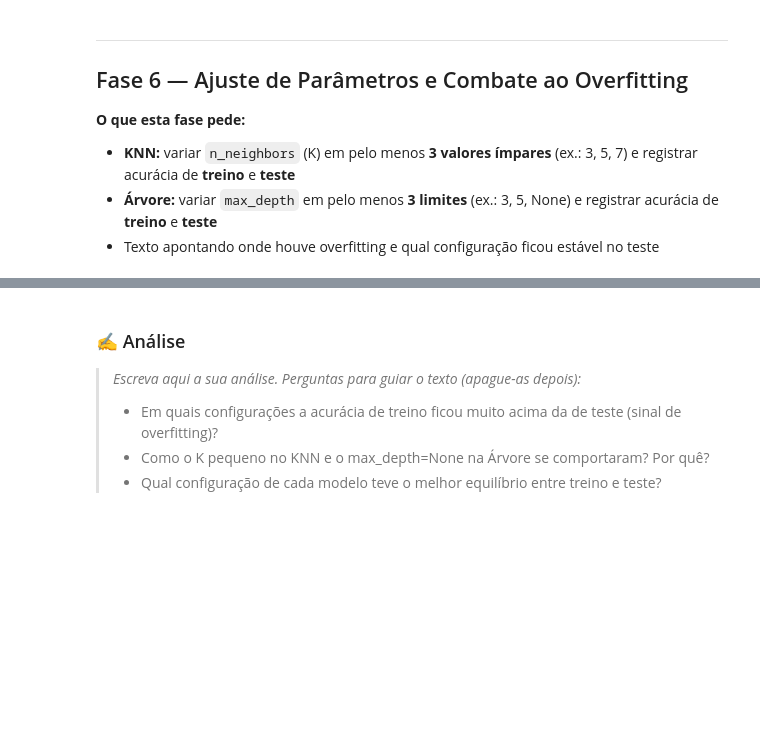
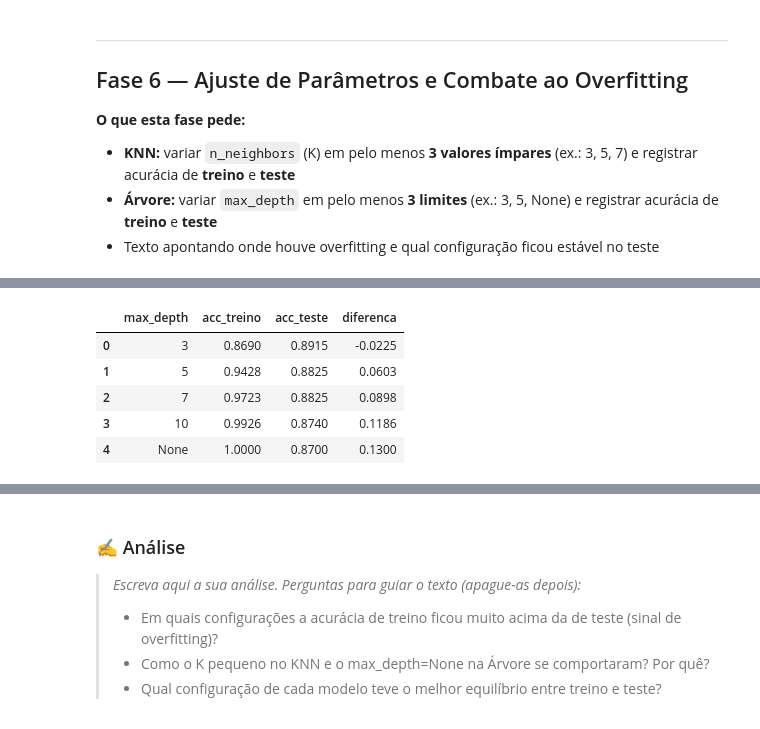
Before and after one commit to talitagalanti/manutencao-preditiva, a Jupyter notebook: notebooks/projeto_manutencao_preditiva.ipynb, the cells around one changed output, grey strips where cells are left out. Drawn from its saved outputs; the diff is of its cells as text; code cells hidden in the pictures; blank space fills up the shorter version.

```diff
--- a/notebooks/projeto_manutencao_preditiva.ipynb
+++ b/notebooks/projeto_manutencao_preditiva.ipynb
@@ -560,4 +590,14 @@ X_treino_knn[colunas_continuas].describe().loc[["mean", "std"]].round(2)
 # %%
 # 6.4 Árvore de Decisão — tabela (DataFrame) com os resultados
+tabela_arvore = pd.DataFrame(resultados_arvore)
+tabela_arvore["diferenca"] = tabela_arvore["acc_treino"] - tabela_arvore["acc_teste"]
+tabela_arvore.round(4)
+# %% [output]
+|  | max_depth | acc_treino | acc_teste | diferenca |
+| 0 | 3 | 0.8690 | 0.8915 | -0.0225 |
+| 1 | 5 | 0.9428 | 0.8825 | 0.0603 |
+| 2 | 7 | 0.9723 | 0.8825 | 0.0898 |
+| 3 | 10 | 0.9926 | 0.8740 | 0.1186 |
+| 4 | None | 1.0000 | 0.8700 | 0.1300 |
 # %%
 # 6.5 (Opcional) Gráfico comparando acurácia de treino x teste para cada configuração
```
Also changed, not shown: parts of 4 cells of this notebook.
